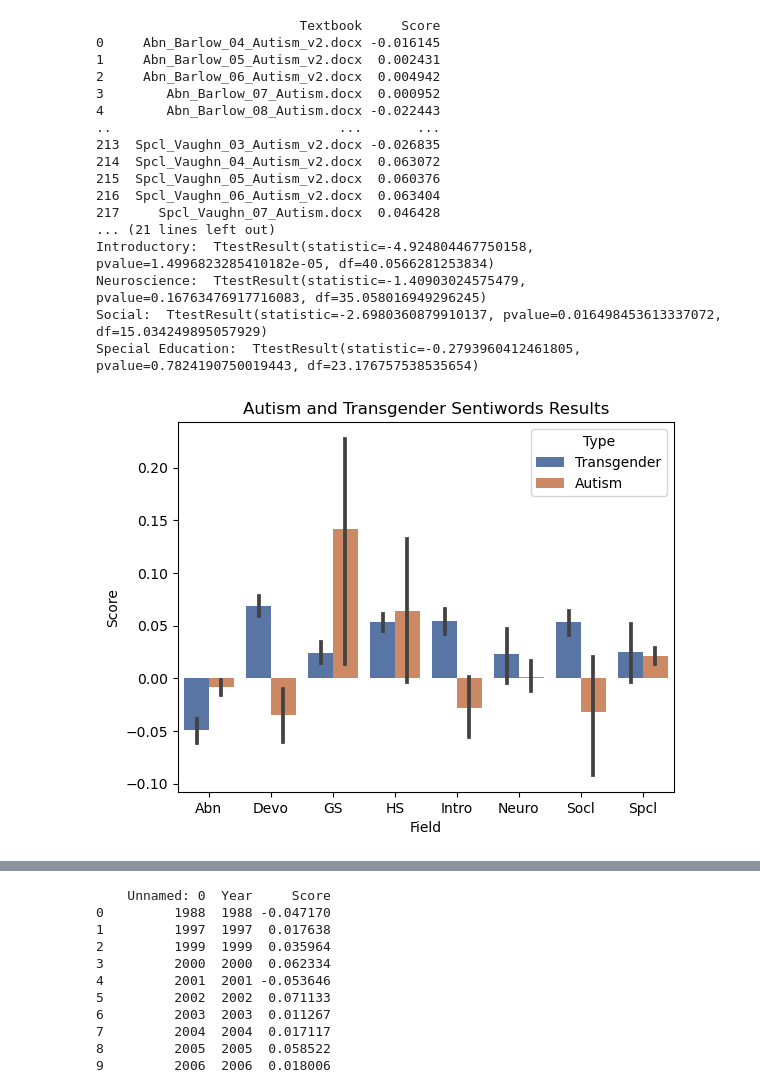
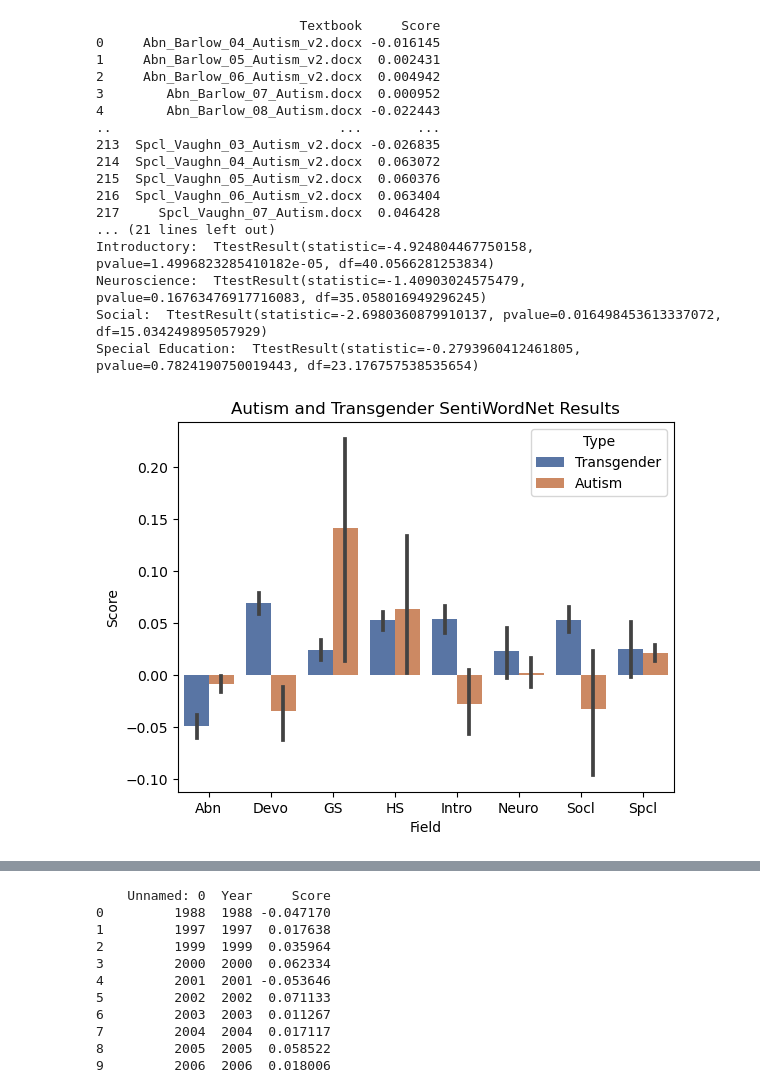
Before and after one commit to maksiaev/GitHub_DMP, a Jupyter notebook: Results/Comparisons.ipynb, the cells around one changed output, grey strips where cells are left out. Saved outputs shown, nothing was run; the diff lists cells and outputs as text; code cells hidden in the pictures.

```diff
--- a/Results/Comparisons.ipynb
+++ b/Results/Comparisons.ipynb
@@ -114,35 +114,35 @@ combined_df_sentiwords = df_transgender_sentiwords_fields.merge(df_autism_sentiw
 # print(combined_df_sentiwords)
 
 fig, ax = plt.subplots()
 
 sns.barplot(ax=ax, x="Field", y="Score", hue="Type", palette="deep", data=combined_df_sentiwords)
 
-ax.set_title("Autism and Transgender Sentiwords Results")
+ax.set_title("Autism and Transgender SentiWordNet Results")
 
 plt.savefig('fields_comparison_sentiwords.png')
 
 # comp = mc.MultiComparison(df['Score'], df['Field'])
 # post_hoc_res = comp.tukeyhsd()
 # display(post_hoc_res.summary())
 # %% [output]
                           Textbook     Score
 0     Abn_Barlow_04_Autism_v2.docx -0.016145
 1     Abn_Barlow_05_Autism_v2.docx  0.002431
 2     Abn_Barlow_06_Autism_v2.docx  0.004942
 3        Abn_Barlow_07_Autism.docx  0.000952
 4        Abn_Barlow_08_Autism.docx -0.022443
 ..                             ...       ...
 213  Spcl_Vaughn_03_Autism_v2.docx -0.026835
 214  Spcl_Vaughn_04_Autism_v2.docx  0.063072
 215  Spcl_Vaughn_05_Autism_v2.docx  0.060376
 216  Spcl_Vaughn_06_Autism_v2.docx  0.063404
 217     Spcl_Vaughn_07_Autism.docx  0.046428
 ... (21 lines left out)
 Introductory:  TtestResult(statistic=-4.924804467750158, pvalue=1.4996823285410182e-05, df=40.0566281253834)
 Neuroscience:  TtestResult(statistic=-1.40903024575479, pvalue=0.16763476917716083, df=35.058016949296245)
 Social:  TtestResult(statistic=-2.6980360879910137, pvalue=0.016498453613337072, df=15.034249895057929)
 Special Education:  TtestResult(statistic=-0.2793960412461805, pvalue=0.7824190750019443, df=23.176757538535654)
-[figure, old version]
+[figure, new version]
 # %%
 # ChatGPT
 
```
Also changed, not shown: parts of 5 cells of this notebook, 25 other files.
